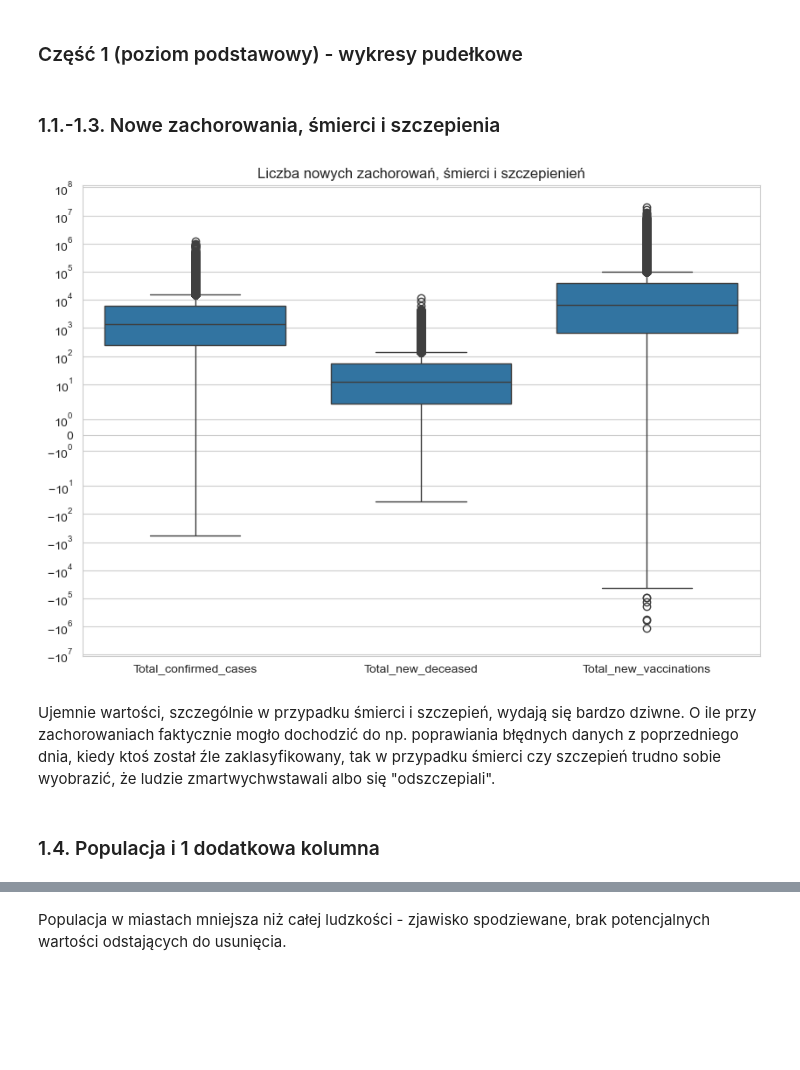
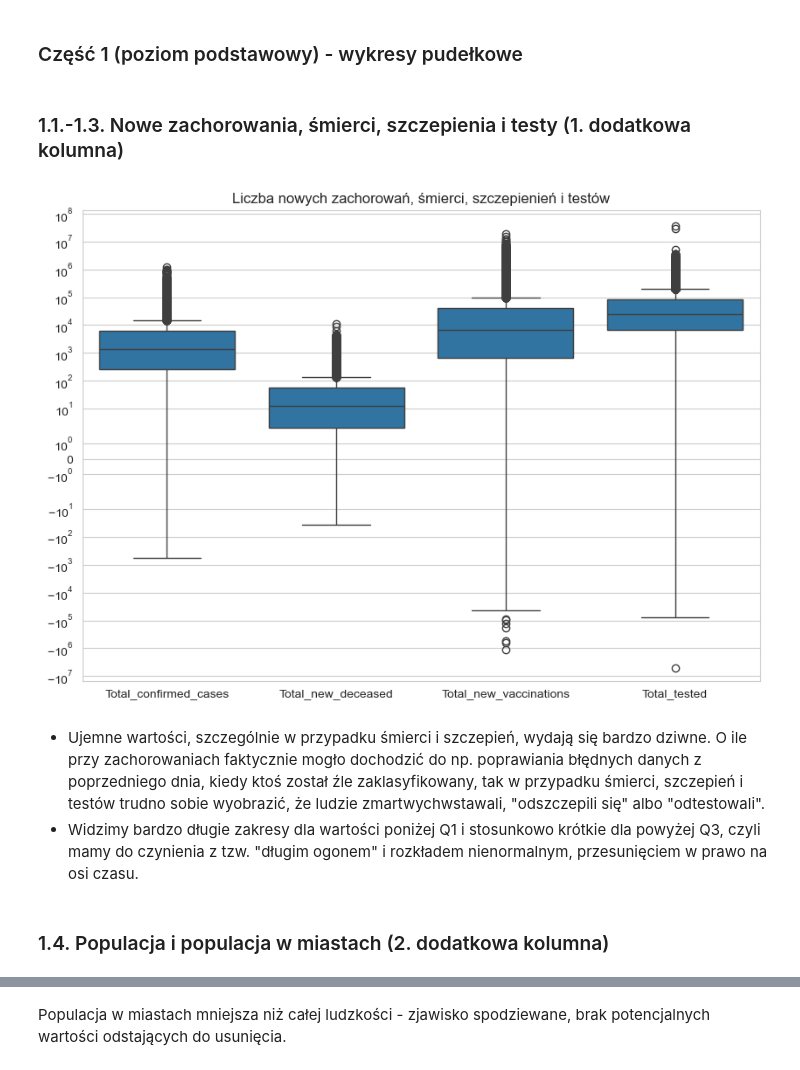
Before and after one commit to AbsZeroO/big-data, a Jupyter notebook: Poziom_2/Poziom2.ipynb, the cells around one changed output, grey strips where cells are left out. Cells and saved outputs as stored; diff of their text form; code cells hidden in the pictures; blank space fills up the shorter version.

```diff
--- a/Poziom_2/Poziom2.ipynb
+++ b/Poziom_2/Poziom2.ipynb
@@ -14,32 +14,39 @@ import pandas as pd
 import numpy as np
 from matplotlib import pyplot as plt
 df_data = pd.read_csv("../wyniki/final_data.csv")
+df_data.rename(columns={"population_urban": "Urban Population", "Density (per km²)": "Density_per_km"}, inplace=True)
+df_data = df_data.sort_values(by=['Country_name', 'date'])
+df_data['Total_cases'] = df_data.groupby('Country_name')['Total_confirmed_cases'].cumsum()
+df_data['Total_deceased'] = df_data.groupby('Country_name')['Total_new_deceased'].cumsum()
+df_data['Total_vaccinations'] = df_data.groupby('Country_name')['Total_new_vaccinations'].cumsum()
+df_data.to_csv("../wyniki/final_data.csv")
 # %% [markdown]
 ### Część 1 (poziom podstawowy) - wykresy pudełkowe
 # %% [markdown]
-### 1.1.-1.3. Nowe zachorowania, śmierci i szczepienia
+### 1.1.-1.3. Nowe zachorowania, śmierci, szczepienia i testy (1. dodatkowa kolumna)
 # %%
 df_filtered = df_data.melt(
-    value_vars=["Total_confirmed_cases", "Total_new_deceased", "Total_new_vaccinations"],
+    value_vars=["Total_confirmed_cases", "Total_new_deceased", "Total_new_vaccinations", "Total_tested"],
     var_name="Metric",
     value_name="Cases",
     ignore_index=True
 )
 
 plt.figure(figsize=(10, 7))
 sns.boxplot(data=df_filtered, x="Metric", y="Cases")
 plt.xlabel("")
 plt.ylabel("")
 plt.ylim(df_filtered["Cases"].min()-10000000, df_filtered["Cases"].max()+100000000)
 plt.yscale("symlog")
-plt.title("Liczba nowych zachorowań, śmierci i szczepienień")
+plt.title("Liczba nowych zachorowań, śmierci, szczepienień i testów")
 
 plt.show()
 # %% [output]
-[figure, old version]
+[figure, new version]
 # %% [markdown]
-Ujemnie wartości, szczególnie w przypadku śmierci i szczepień, wydają się bardzo dziwne. O ile przy zachorowaniach faktycznie mogło dochodzić do np. poprawiania błędnych danych z poprzedniego dnia, kiedy ktoś został źle zaklasyfikowany, tak w przypadku śmierci czy szczepień trudno sobie wyobrazić, że ludzie zmartwychwstawali albo się "odszczepiali".
+- Ujemne wartości, szczególnie w przypadku śmierci i szczepień, wydają się bardzo dziwne. O ile przy zachorowaniach faktycznie mogło dochodzić do np. poprawiania błędnych danych z poprzedniego dnia, kiedy ktoś został źle zaklasyfikowany, tak w przypadku śmierci, szczepień i testów trudno sobie wyobrazić, że ludzie zmartwychwstawali, "odszczepili się" albo "odtestowali".
+- Widzimy bardzo długie zakresy dla wartości poniżej Q1 i stosunkowo krótkie dla powyżej Q3, czyli mamy do czynienia z tzw. "długim ogonem" i rozkładem nienormalnym, przesunięciem w prawo na osi czasu.
 # %% [markdown]
-### 1.4. Populacja i 1 dodatkowa kolumna
+### 1.4. Populacja i populacja w miastach (2. dodatkowa kolumna)
 # %%
 df_filtered = df_data.melt(
```
Also changed, not shown: parts of 31 cells of this notebook.
